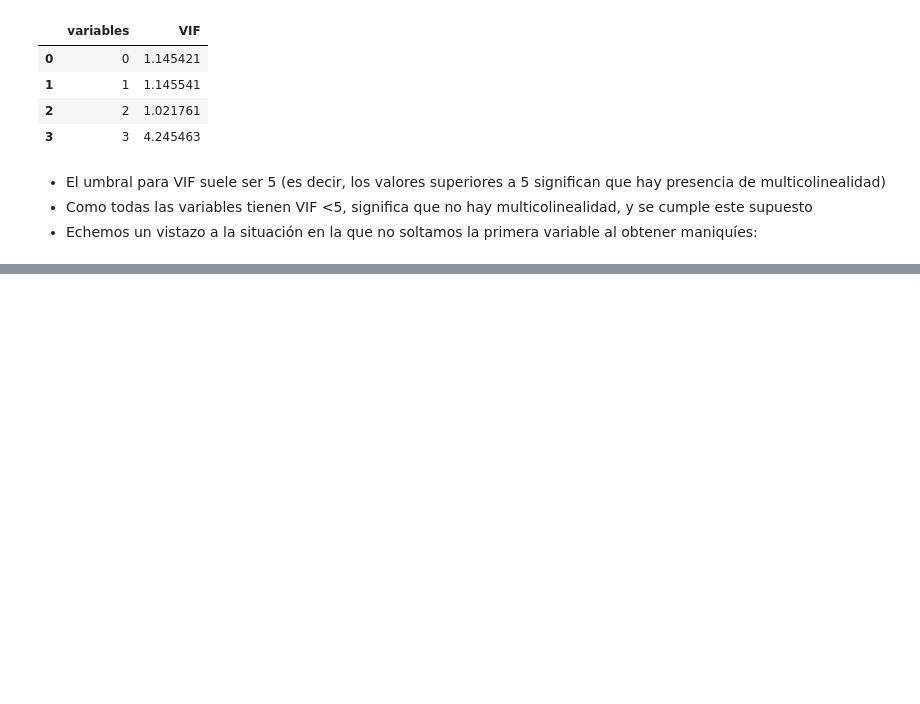
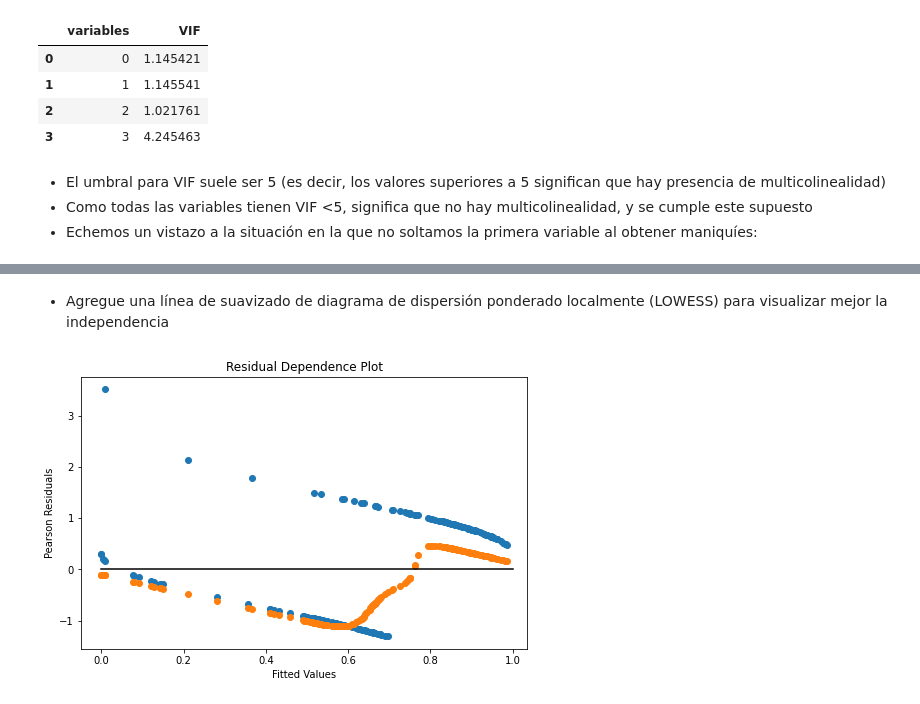
Before and after one commit to octagomez/TP_MARZO2022_REGRESION_LOGISTICA, a Jupyter notebook: Matrices_200_Ejercicio_TP_MARZO_NARCI_.ipynb, the cells around one changed output, grey strips where cells are left out. Cells and saved outputs as stored; diff of their text form; code cells hidden in the pictures; blank space fills up the shorter version.

```diff
--- a/Matrices_200_Ejercicio_TP_MARZO_NARCI_.ipynb
+++ b/Matrices_200_Ejercicio_TP_MARZO_NARCI_.ipynb
@@ -451,0 +491,24 @@ calc_vif(X_constant) # Include constant in VIF calculation in Python
+# %% [markdown]
+* Agregue una línea de suavizado de diagrama de dispersión ponderado localmente (LOWESS) para visualizar mejor la independencia
+# %%
+# Setup LOWESS function
+lowess = sm.nonparametric.lowess
+
+# Get y-values from LOWESS (set return_sorted=False)
+y_hat_lowess = lowess(logit_results.resid_pearson, logit_results.mu,
+                      return_sorted = False,
+                      frac=2/3)
+
+fig = plt.figure(figsize=(8, 5))
+ax = fig.add_subplot(111,
+    title="Residual Dependence Plot",
+    xlabel="Fitted Values",
+    ylabel="Pearson Residuals")
+
+# ax.scatter(logit_results.mu, stats.zscore(logit_results.resid_pearson))
+ax.scatter(logit_results.mu, stats.zscore(logit_results.resid_deviance))
+ax.scatter(logit_results.mu, y_hat_lowess)
+ax.axis("tight")
+ax.plot([0.0, 1.0], [0.0, 0.0], "k-");
+# %% [output]
+[figure, added]
```
Also changed, not shown: parts of 15 cells of this notebook.
